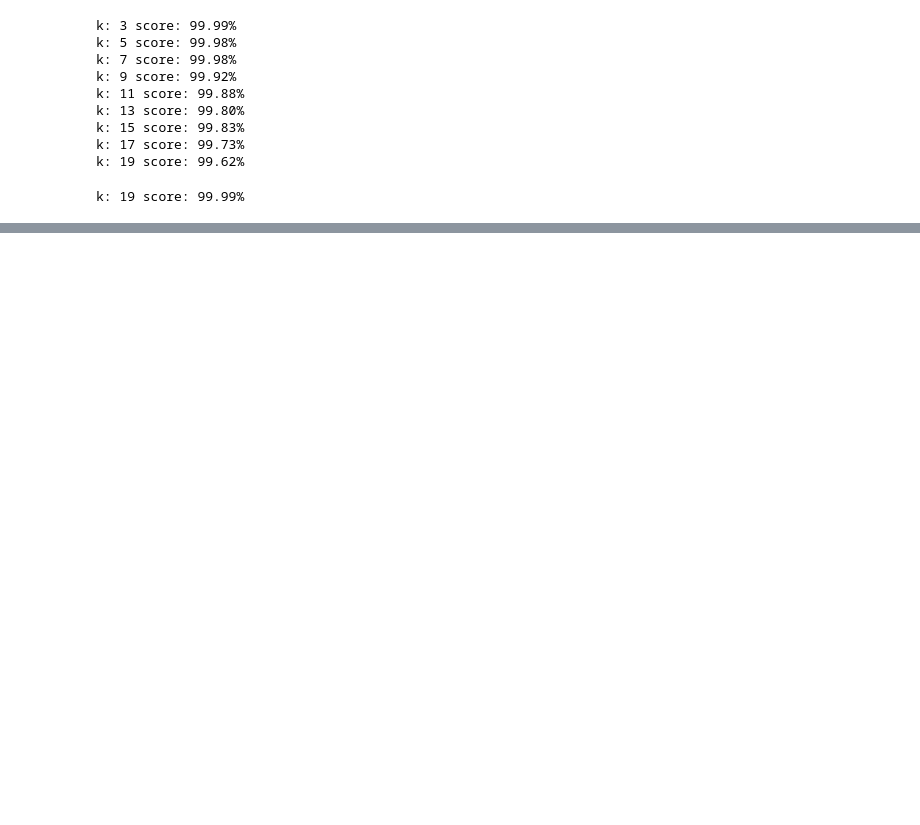
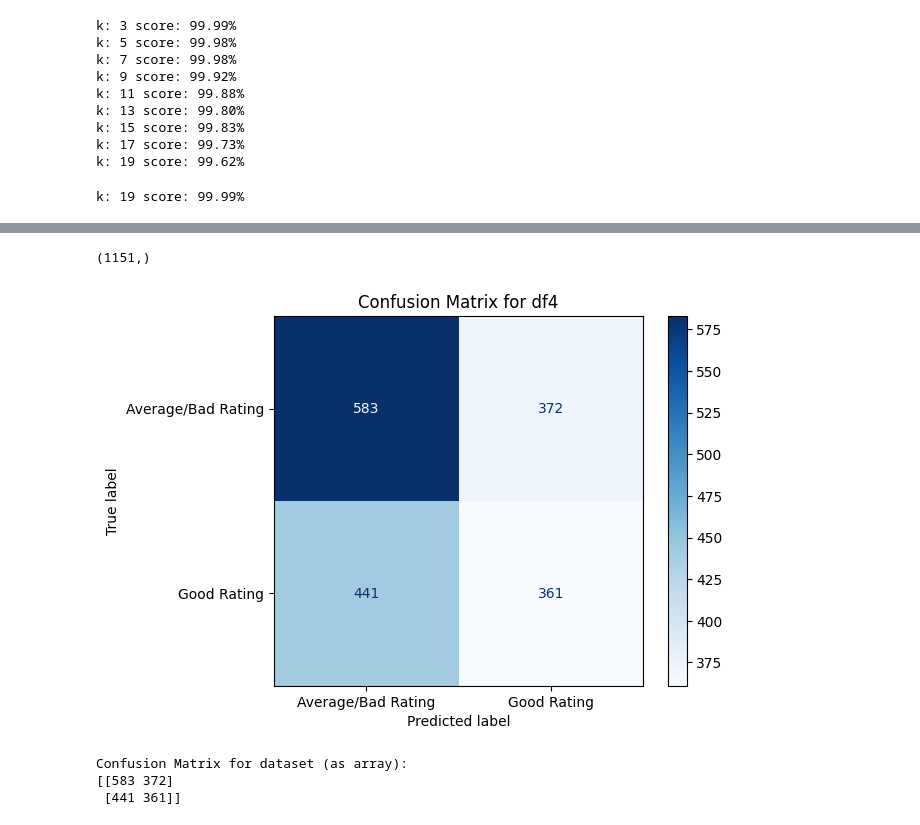
Before and after one commit to Noa810/gal, a Jupyter notebook: project_40_.ipynb, the cells around one changed output, grey strips where cells are left out. Saved outputs shown, nothing was run; the diff lists cells and outputs as text; code cells hidden in the pictures; blank space fills up the shorter version.

```diff
--- a/project_40_.ipynb
+++ b/project_40_.ipynb
@@ -432,3 +424,5 @@ plt.title('rating by votes')
 plt.show()
 # %% [output]
 [figure]
+# %%
+df4.dropna(subset=['votes', 'rating'], inplace=True)
@@ -608,0 +618,39 @@ k: 19 score: 99.99%
+# %%
+pred1=Knn1.predict(X_test)
+pred1.shape
+# %% [output]
+(1151,)
+# %%
+#הפרדת הערכים לאימון ובדיקה
+X = df4[['votes']].values
+y = df4['rating_category'].values
+X_train, X_test, y_train, y_test = train_test_split(
+    X, y, test_size=0.2, random_state=100, stratify=y_cls_df4
+)
+
+# שינוי קנה מידה של הנתונים
+scaler = StandardScaler()
+X_train_scaled = scaler.fit_transform(X_train)
+X_test_scaled = scaler.transform(X_test)
+
+# אימון הנתונים
+knn_classifier = KNeighborsClassifier(n_neighbors=5)
+knn_classifier.fit(X_train_scaled, y_train)
+
+y_pred = knn_classifier.predict(X_test_scaled)
+
+# יצירת הגרף
+cm_df4 = confusion_matrix(y_test, y_pred)
+#הצגת הגרף
+disp_df4 = ConfusionMatrixDisplay(confusion_matrix=cm_df4, display_labels=['Average/Bad Rating', 'Good Rating'])
+disp_df4.plot(cmap=plt.cm.Blues)
+plt.title('Confusion Matrix for df4')
+plt.show()
+
+print("Confusion Matrix for dataset (as array):")
+print(cm_df4)
+# %% [output]
+[figure, added]
+Confusion Matrix for dataset (as array):
+[[583 372]
+ [441 361]]
```
Also changed, not shown: parts of 17 cells of this notebook.
